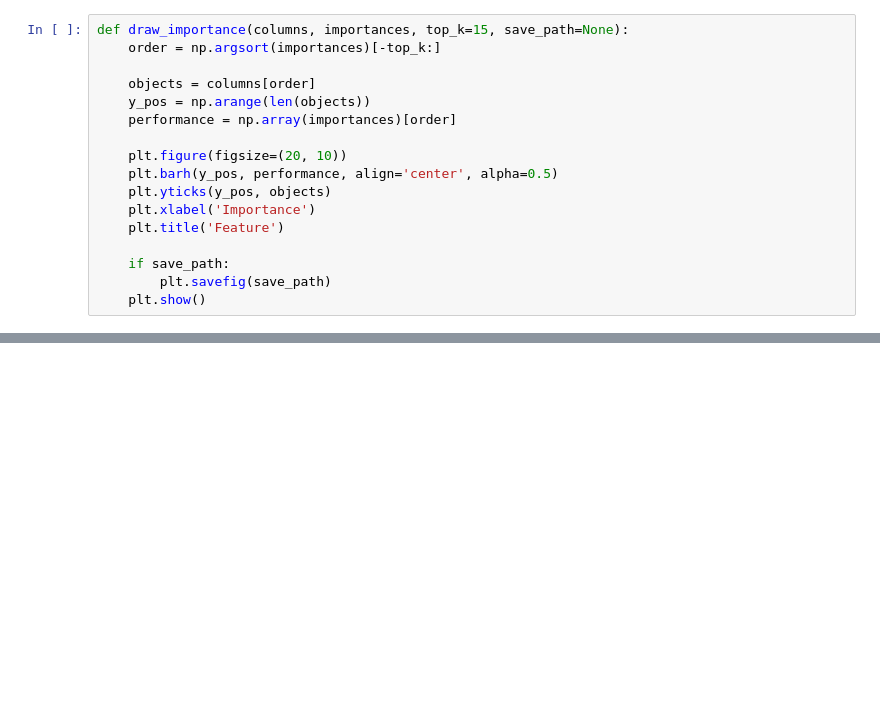
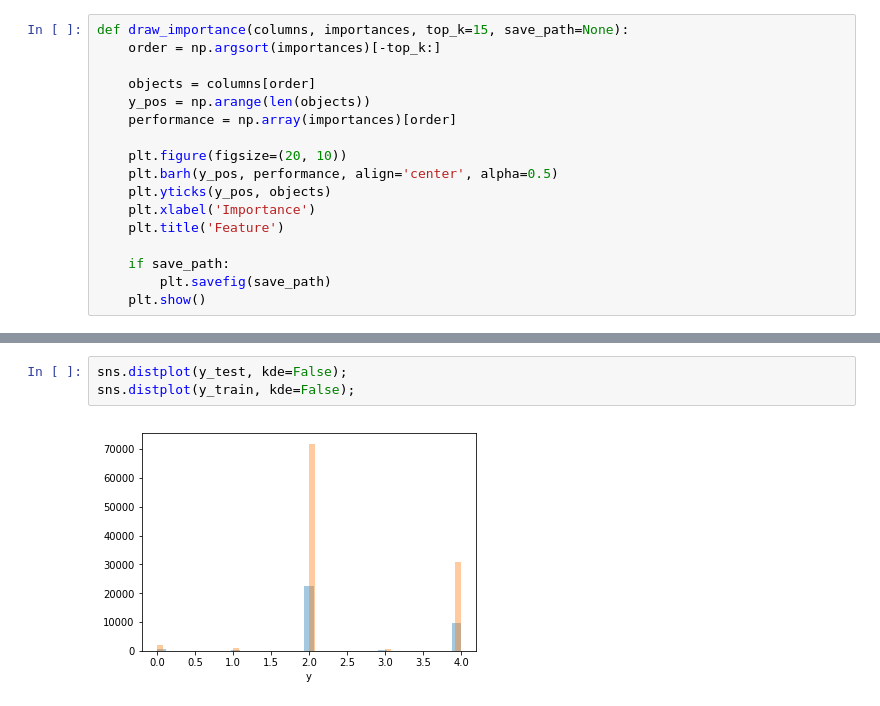
Before and after one commit to rebryk/biohack-2018, a Jupyter notebook: catboost.ipynb, the cells around one changed output, grey strips where cells are left out. Saved outputs shown, nothing was run; the diff lists cells and outputs as text; blank space fills up the shorter version.

```diff
--- a/catboost.ipynb
+++ b/catboost.ipynb
@@ -335,0 +338,5 @@ draw_importance(X_train.columns, model.feature_importances_,
+# %%
+sns.distplot(y_test, kde=False);
+sns.distplot(y_train, kde=False);
+# %% [output]
+[figure, added]
```
Also changed, not shown: parts of 9 cells of this notebook, 1 other file.
